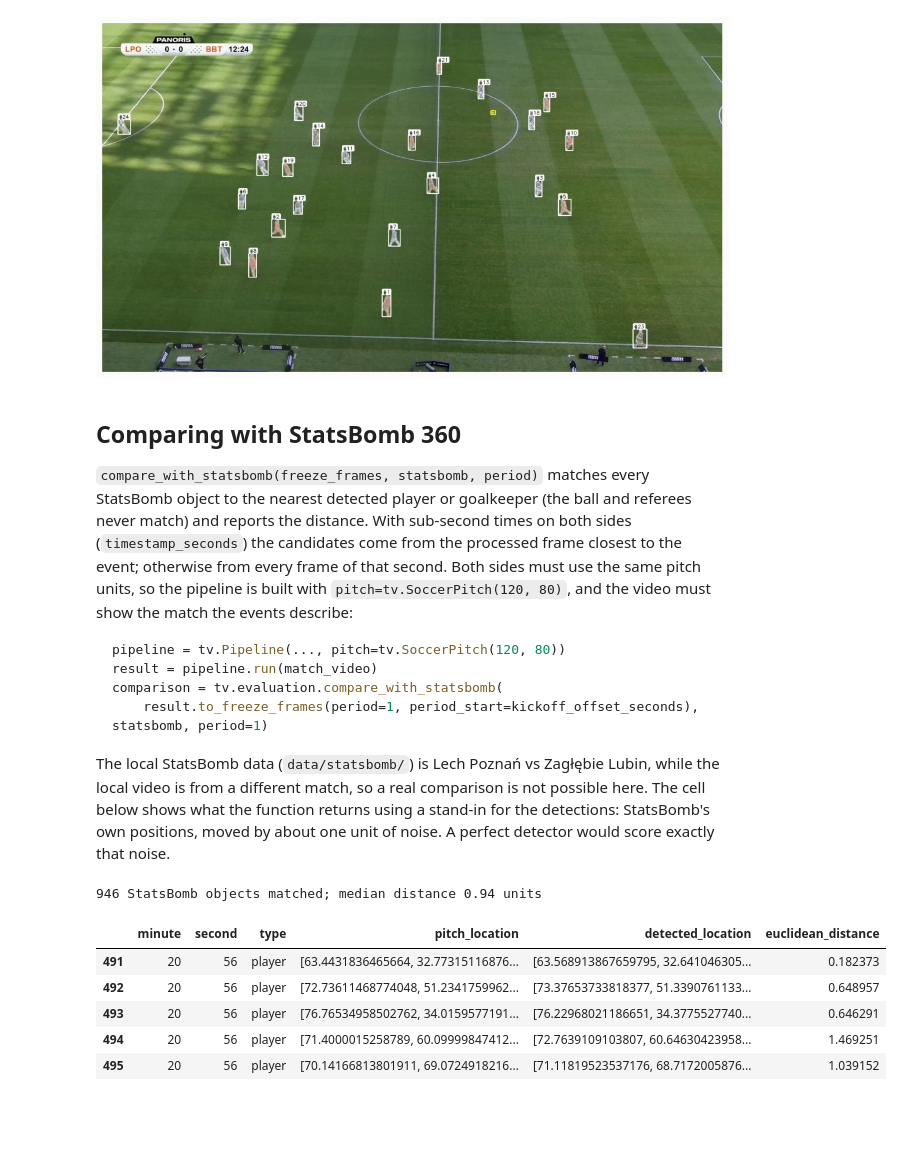
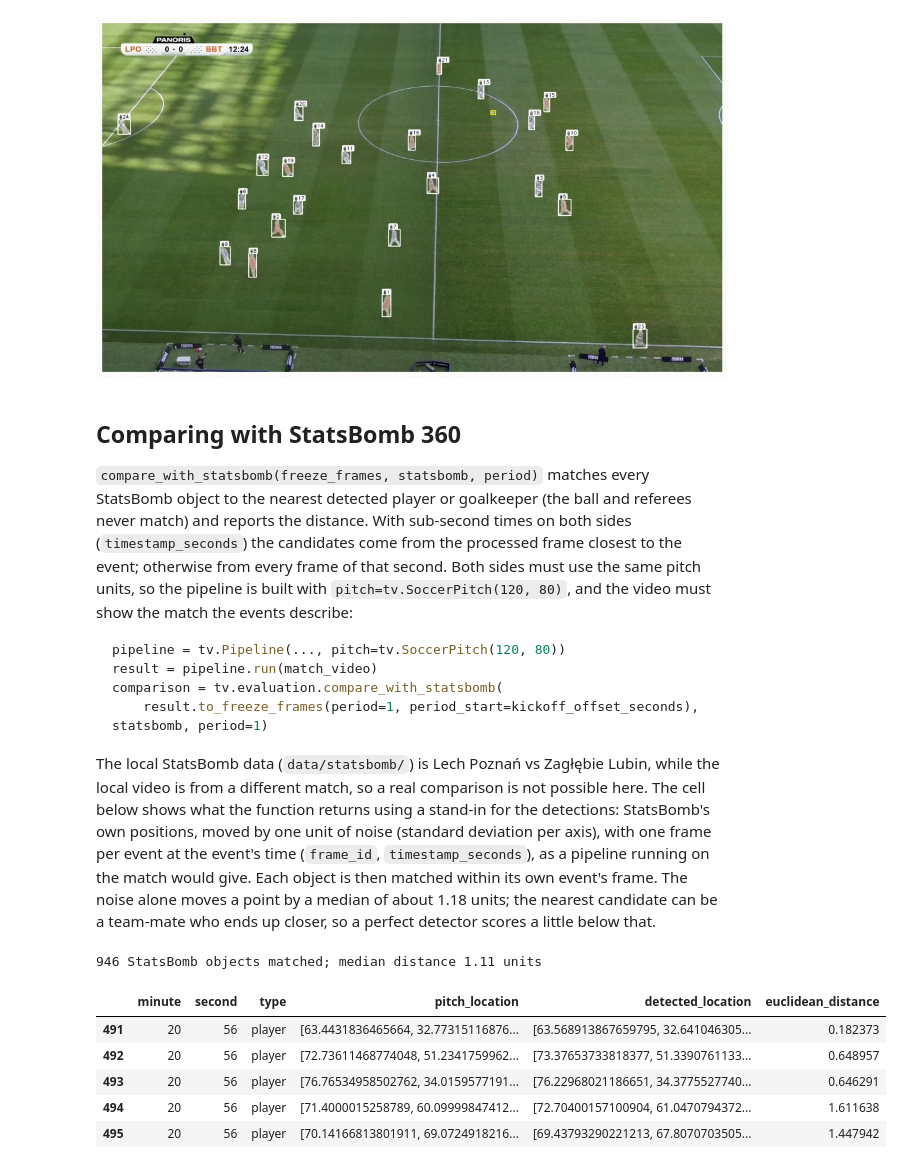
Before and after one commit to RedHot099/TactiFootVision, a Jupyter notebook: notebooks/04_inference.ipynb, the cells around one changed output. Drawn from its saved outputs; the diff is of its cells as text; code cells hidden in the pictures; blank space fills up the shorter version.

```diff
--- a/notebooks/04_inference.ipynb
+++ b/notebooks/04_inference.ipynb
@@ -458,41 +462,49 @@ comparison = tv.evaluation.compare_with_statsbomb(
 The local StatsBomb data (`data/statsbomb/`) is Lech Poznań vs Zagłębie Lubin,
 while the local video is from a different match, so a real comparison is not
 possible here. The cell below shows what the function returns using a
-stand-in for the detections: StatsBomb's own positions, moved by about one
-unit of noise. A perfect detector would score exactly that noise.
+stand-in for the detections: StatsBomb's own positions, moved by one unit of
+noise (standard deviation per axis), with one frame per event at the event's
+time (`frame_id`, `timestamp_seconds`), as a pipeline running on the match
+would give. Each object is then matched within its own event's frame. The
+noise alone moves a point by a median of about 1.18 units; the nearest
+candidate can be a team-mate who ends up closer, so a perfect detector scores
+a little below that.
 # %%
 statsbomb = tv.data.load_statsbomb(DATA / "statsbomb")
 reference = statsbomb[(statsbomb["period"] == 1) & (statsbomb["minute"] == 20)]
 rng = np.random.default_rng(0)
-stand_in = reference[["period", "minute", "second", "type"]].assign(
+stand_in = reference[
+    ["period", "minute", "second", "timestamp_seconds", "type"]
+].assign(
+    frame_id=pd.factorize(reference["event_uuid"])[0],
     location=[
         json.dumps((np.asarray(xy) + rng.normal(0, 1, 2)).tolist())
         for xy in reference["pitch_location"]
     ],
 )
 comparison = tv.evaluation.compare_with_statsbomb(stand_in, statsbomb, period=1)
 matched = comparison.dropna(subset=["euclidean_distance"])
 print(
     f"{len(matched)} StatsBomb objects matched; median distance {matched['euclidean_distance'].median():.2f} units"
 )
 matched[
     [
         "minute",
         "second",
         "type",
         "pitch_location",
         "detected_location",
         "euclidean_distance",
     ]
 ].head()
 # %% [output]
-946 StatsBomb objects matched; median distance 0.94 units
+946 StatsBomb objects matched; median distance 1.11 units
 |  | minute | second | type | pitch_location | detected_location | euclidean_distance |
 | 491 | 20 | 56 | player | [63.4431836465664, 32.77315116876... | [63.568913867659795, 32.641046305... | 0.182373 |
 | 492 | 20 | 56 | player | [72.73611468774048, 51.2341759962... | [73.37653733818377, 51.3390761133... | 0.648957 |
 | 493 | 20 | 56 | player | [76.76534958502762, 34.0159577191... | [76.22968021186651, 34.3775527740... | 0.646291 |
-| 494 | 20 | 56 | player | [71.4000015258789, 60.09999847412... | [72.7639109103807, 60.64630423958... | 1.469251 |
-| 495 | 20 | 56 | player | [70.14166813801911, 69.0724918216... | [71.11819523537176, 68.7172005876... | 1.039152 |
+| 494 | 20 | 56 | player | [71.4000015258789, 60.09999847412... | [72.70400157100904, 61.0470794372... | 1.611638 |
+| 495 | 20 | 56 | player | [70.14166813801911, 69.0724918216... | [69.43793290221213, 67.8070703505... | 1.447942 |
 # %%
 tv.viz.plot_distance_histogram(matched["euclidean_distance"], bins=30)
 # %% [output]
```
Also changed, not shown: parts of 5 cells of this notebook, 34 other files.
